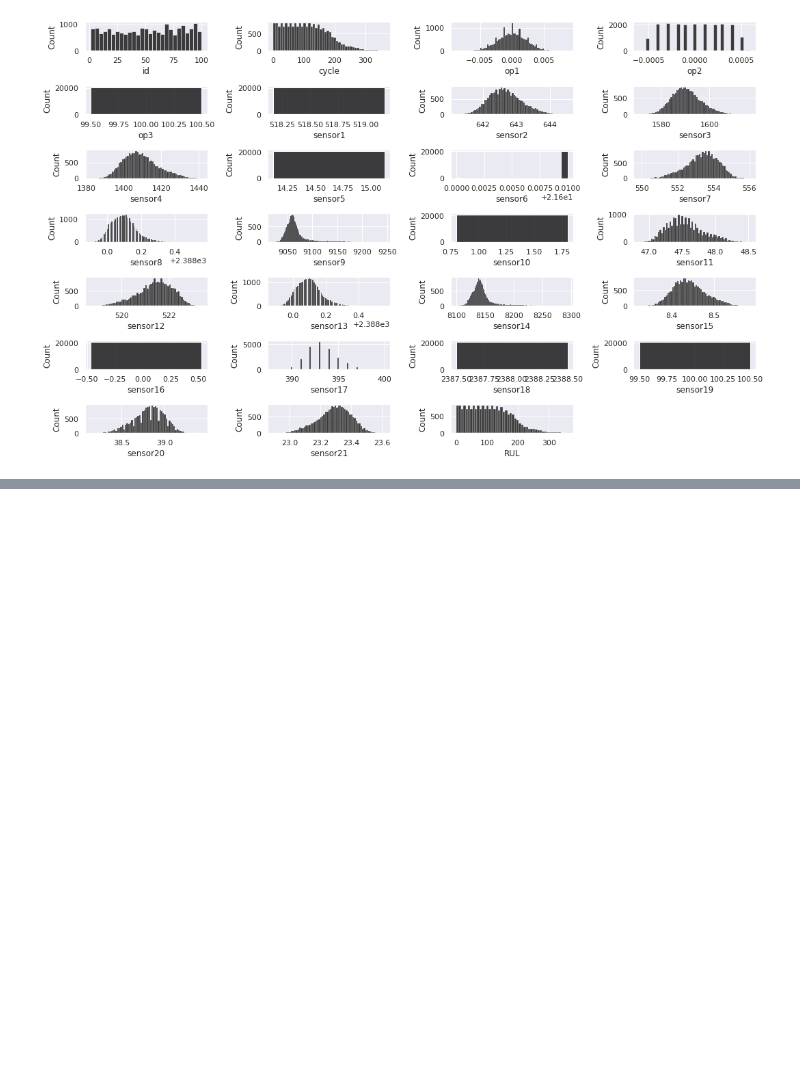
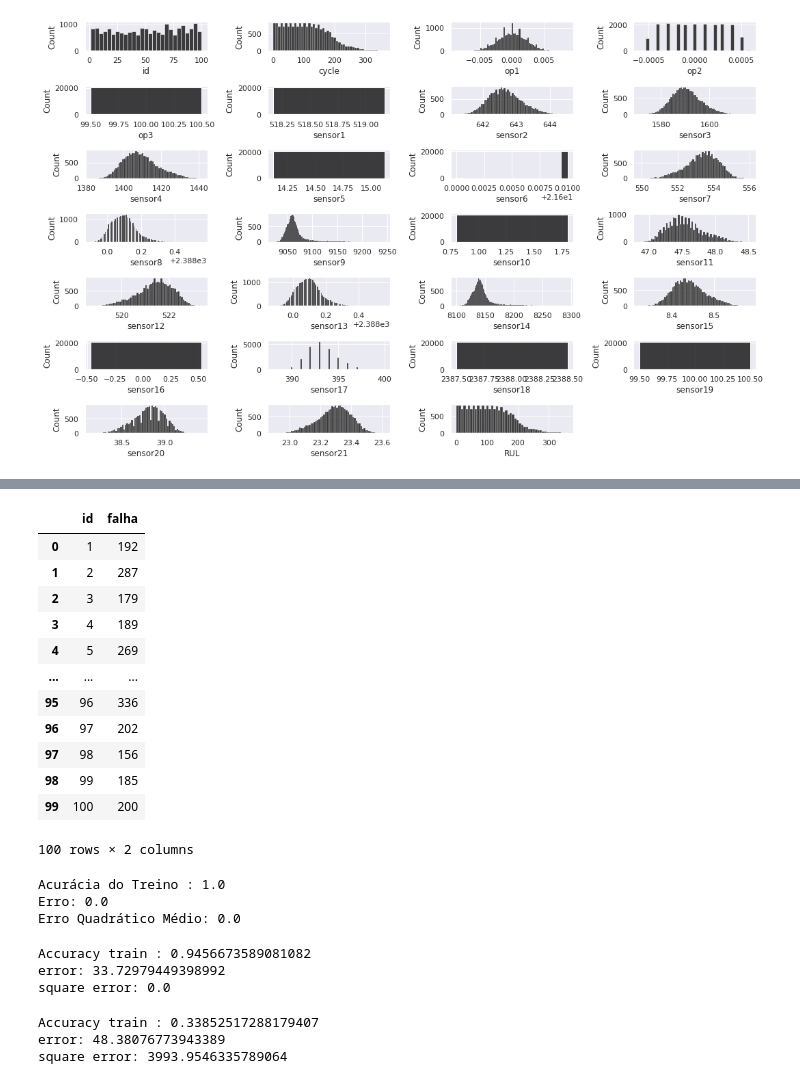
Before and after one commit to nicksonrock/machinelearninguff, a Jupyter notebook: TCC_ROCK_ML.ipynb, the cells around one changed output, grey strips where cells are left out. Drawn from its saved outputs; the diff is of its cells as text; code cells hidden in the pictures; blank space fills up the shorter version.

```diff
--- a/TCC_ROCK_ML.ipynb
+++ b/TCC_ROCK_ML.ipynb
@@ -116,0 +155,18 @@ plt.show()
+# %%
+jet_data_cycles_failure = pd.DataFrame(jet_data.groupby('id')['cycle'].max()).reset_index()
+jet_data_cycles_failure.columns = ['id', 'falha']
+jet_data_cycles_failure
+# %% [output]
+|  | id | falha |
+| 0 | 1 | 192 |
+| 1 | 2 | 287 |
+| 2 | 3 | 179 |
+| 3 | 4 | 189 |
+| 4 | 5 | 269 |
+| ... | ... | ... |
+| 95 | 96 | 336 |
+| 96 | 97 | 202 |
+| 97 | 98 | 156 |
+| 98 | 99 | 185 |
+| 99 | 100 | 200 |
+100 rows × 2 columns
@@ -116,0 +185,62 @@ plt.show()
+# %%
+# DecisionTree Regression
+from sklearn.tree import DecisionTreeRegressor
+from sklearn.metrics import mean_absolute_error
+from sklearn.metrics import mean_squared_error
+
+# Define model. Specify a number for random_state to ensure same results each run
+Tree_model = DecisionTreeRegressor()
+
+# Fit model
+Tree_model.fit(X, y)
+Tree_predictions = Tree_model.predict(X_valid)
+
+#Evaluate Model Performance
+print('Acurácia do Treino :', Tree_model.score(X_train, y_train))
+
+# Evaluate Error
+print('Erro:', mean_absolute_error(y_valid, Tree_predictions))
+print('Erro Quadrático Médio:', mean_squared_error(y_valid, Tree_predictions))
+# %% [output]
+Acurácia do Treino : 1.0
+Erro: 0.0
+Erro Quadrático Médio: 0.0
+# %%
+#random forest regression
+
+from sklearn.ensemble import RandomForestRegressor
+
+Forest_model = RandomForestRegressor(n_estimators=225, random_state=0)
+Forest_model.fit(X_train, y_train)
+Forest_predictions = Forest_model.predict(X_valid)
+
+#Evaluate Model Performance
+print('Accuracy train :', Forest_model.score(X_train, y_train))
+
+
+# Evaluate Error
+print('error:', mean_absolute_error(y_valid, Forest_predictions))
+print('square error:', mean_squared_error(y_valid, Tree_predictions))
+# %% [output]
+Accuracy train : 0.9456673589081082
+error: 33.72979449398992
+square error: 0.0
+# %%
+# k-Nearest Neighbors
+
+from sklearn.neighbors import KNeighborsClassifier
+
+knn_model = KNeighborsClassifier(n_neighbors = 3)
+knn_model.fit(X_train, y_train)
+knn_predictions = knn_model.predict(X_valid)
+
+#Evaluate Model Performance
+print('Accuracy train :', knn_model.score(X_train, y_train))
+
+# Evaluate Error
+print('error:', mean_absolute_error(y_valid, knn_predictions))
+print('square error:', mean_squared_error(y_valid, knn_predictions))
+# %% [output]
+Accuracy train : 0.33852517288179407
+error: 48.38076773943389
+square error: 3993.9546335789064
```
Also changed, not shown: parts of 11 cells of this notebook.
